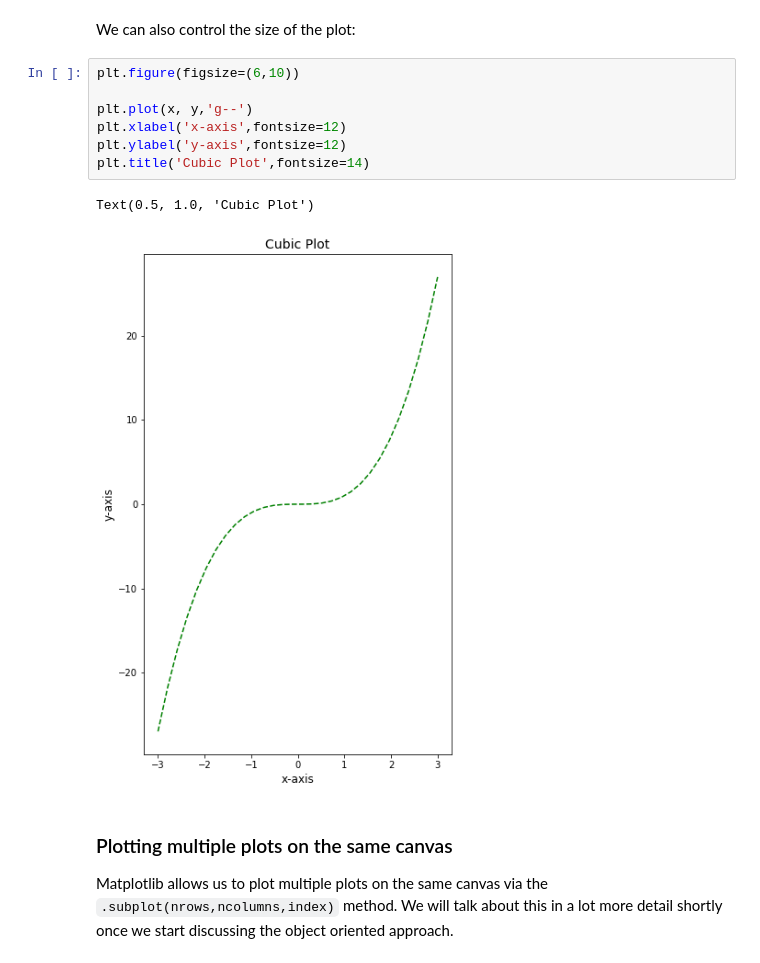
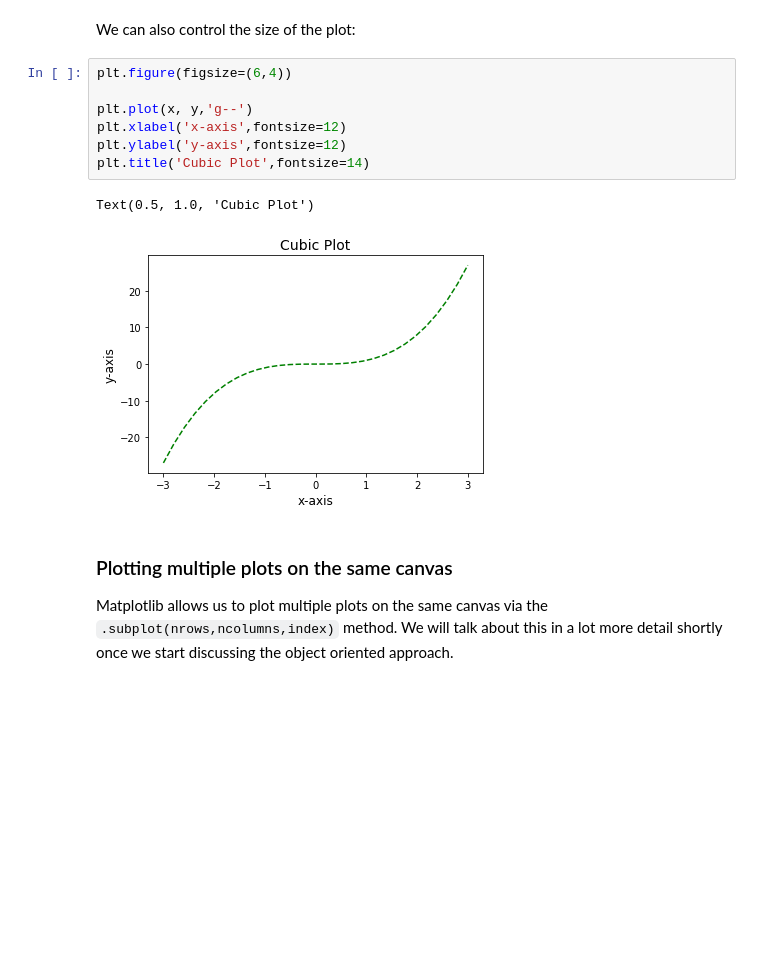
Before and after one commit to jkstarling/MA477-copy, a Jupyter notebook: MA477 - Theory and Applications of Data Science/Lessons/Lesson 4 - Matplotlib/Lesson 4 - Matplotlib.ipynb, the cells around one changed output. Drawn from its saved outputs; the diff is of its cells as text; blank space fills up the shorter version.

```diff
--- a/MA477 - Theory and Applications of Data Science/Lessons/Lesson 4 - Matplotlib/Lesson 4 - Matplotlib.ipynb
+++ b/MA477 - Theory and Applications of Data Science/Lessons/Lesson 4 - Matplotlib/Lesson 4 - Matplotlib.ipynb
@@ -105,15 +105,15 @@ Text(0.5, 1.0, 'Cubic Plot')
 # %% [markdown]
 We can also control the size of the plot:
 # %%
-plt.figure(figsize=(6,10))
+plt.figure(figsize=(6,4))
 
 plt.plot(x, y,'g--')
 plt.xlabel('x-axis',fontsize=12)
 plt.ylabel('y-axis',fontsize=12)
 plt.title('Cubic Plot',fontsize=14)
 # %% [output]
 Text(0.5, 1.0, 'Cubic Plot')
-[figure, old version]
+[figure, new version]
 # %% [markdown]
 <h3> Plotting multiple plots on the same canvas</h3>
 
```
Also changed, not shown: parts of 16 cells of this notebook, 2 other files.
